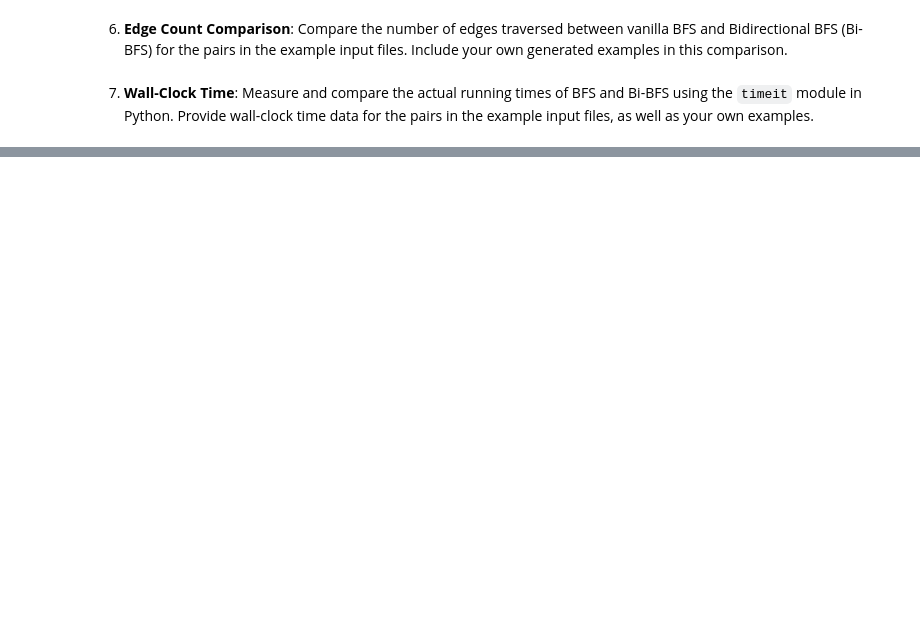
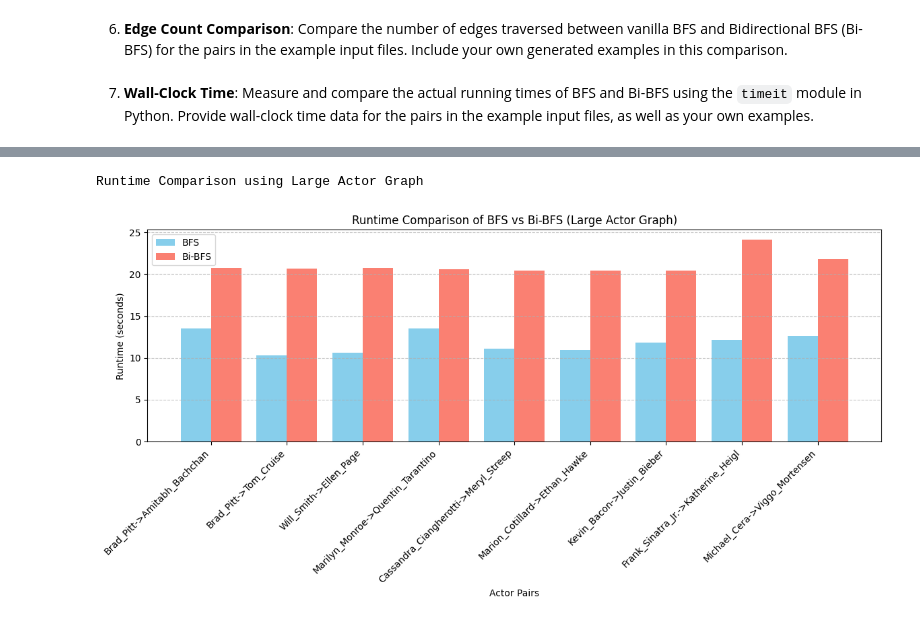
Before and after one commit to timpt0261/CSE_201_Winter_2025, a Jupyter notebook: HW1/submission.ipynb, the cells around one changed output, grey strips where cells are left out. Drawn from its saved outputs; the diff is of its cells as text; code cells hidden in the pictures; blank space fills up the shorter version.

```diff
--- a/HW1/submission.ipynb
+++ b/HW1/submission.ipynb
@@ -339,0 +391,9 @@ def compare_algorithm_time():
+# %%
+print("Runtime Comparison using Large Actor Graph")
+input_parameters = open("more-input.txt", 'r', encoding='utf-8')
+bfs_times_large, bi_bfs_times_large, pairs_large = collect_runtime_data(input_parameters, large_actor_graph)
+plot_runtime_comparison(bfs_times_large, bi_bfs_times_large, pairs_large, "Large Actor Graph")
+input_parameters.close()
+# %% [output]
+Runtime Comparison using Large Actor Graph
+[figure, added]
```
Also changed, not shown: parts of 9 cells of this notebook.
